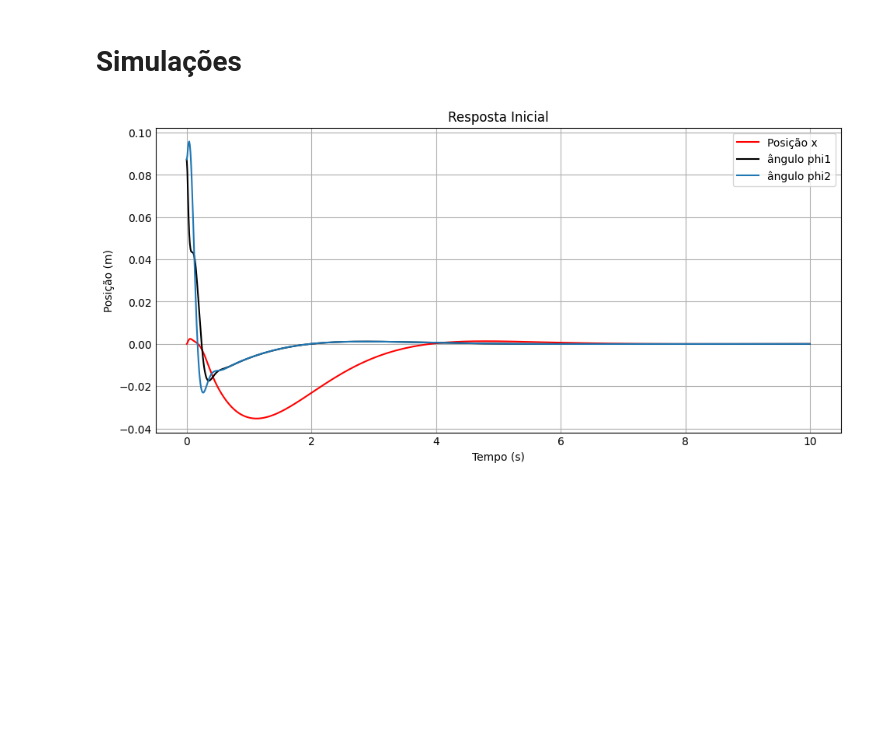
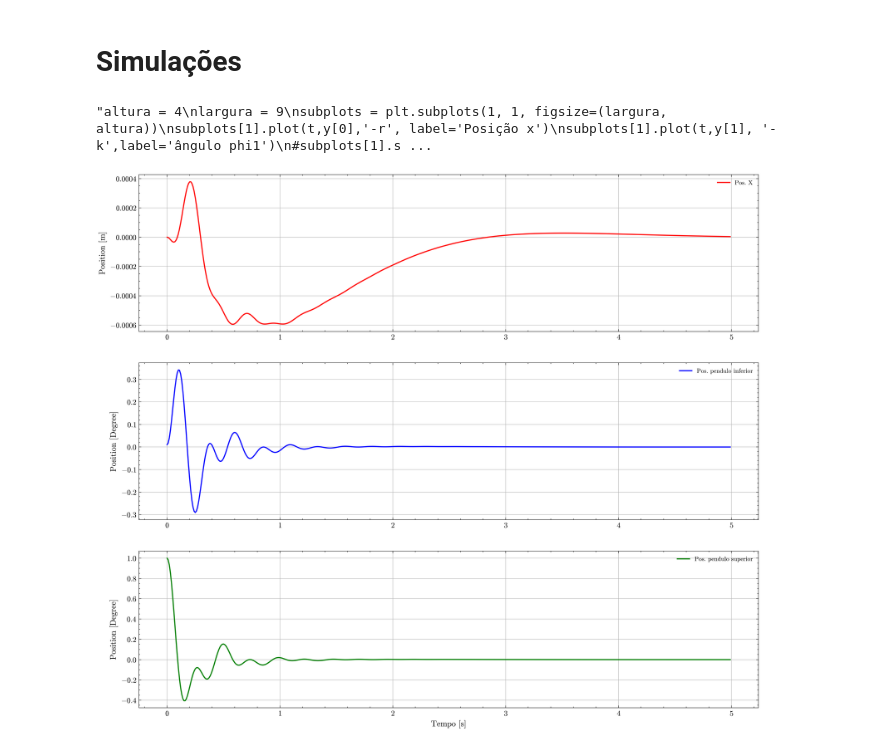
Before and after one commit to thebrendonbarbosa/Projeto_TCC_DPI_Thalyson, a Jupyter notebook: scripts/Controladores/LQR/LQR_duplo_pêndulo.ipynb, the cells around one changed output. Saved outputs shown, nothing was run; the diff lists cells and outputs as text; code cells hidden in the pictures; blank space fills up the shorter version.

```diff
--- a/scripts/Controladores/LQR/LQR_duplo_pêndulo.ipynb
+++ b/scripts/Controladores/LQR/LQR_duplo_pêndulo.ipynb
@@ -215,13 +280,14 @@ Posição angular inicial de (5°)[0.0872 rad] para ambos os pêndulos e posicã
 nula para o carro
 """
 
-x0 = np.array([[0.0],[0.0872],[0.0872],[0],[0],[0]])
+x0 = np.array([[0.0],[np.deg2rad(.01)],[np.deg2rad(1)],[0],[0],[0]])
 #t = np.linspace(0, 25, 1000)
-t = np.arange(0, 10, Ts)
+t = np.arange(0, 5, Ts)
 t,y = ct.initial_response(Wip, T=t ,X0=x0)
+#td,yd = ct.step_response(Wip, X0=x0)
 
 
-altura = 4
+"""altura = 4
 largura = 9
 subplots = plt.subplots(1, 1, figsize=(largura, altura))
 subplots[1].plot(t,y[0],'-r', label='Posição x')
@@ -235,6 +301,32 @@ subplots[1].set_ylabel('Posição (m)')
 subplots[1].grid(True)
 subplots[1].legend()
 
-plt.show()
+plt.show()"""
 # %% [output]
-[figure, removed]
+"altura = 4\nlargura = 9\nsubplots = plt.subplots(1, 1, figsize=(largura, altura))\nsubplots[1].plot(t,y[0],'-r', label='Posição x')\nsubplots[1].plot(t,y[1], '-k',label='ângulo phi1')\n#subplots[1].s ...
+# %%
+plt.figure(figsize=(15,13), dpi=330)
+# plt.title('Resposta em malha aberta')
+plt.subplot(3,1,1)
+plt.plot(t, y[0],'r',linewidth=1.5,label='Pos. X')
+# plt.xlabel('Amostras [s]',fontsize=11)
+plt.ylabel('Position [m]',fontsize=11)
+plt.grid(True)
+plt.legend(loc='upper right',fontsize='small')
+
+plt.subplot(3,1,2)
+plt.plot(t, np.rad2deg(y[1]),'b',linewidth=1.5,label='Pos. pendulo inferior')
+# plt.xlabel('Amostras [s]',fontsize=11)
+plt.ylabel('Position [Degree]',fontsize=11)
+plt.grid(True)
+plt.legend(loc='upper right',fontsize='small')
+
+plt.subplot(3,1,3)
+plt.plot(t, np.rad2deg(y[2]),'g',linewidth=1.5,label='Pos. pendulo superior')
+plt.xlabel('Tempo [s]',fontsize=11)
+plt.ylabel('Position [Degree]',fontsize=11)
+plt.grid(True)
+plt.legend(loc='upper right',fontsize='small')
+plt.show()
+# %% [output]
+[figure, added]
```
Also changed, not shown: parts of 29 cells of this notebook, 12 other files.
